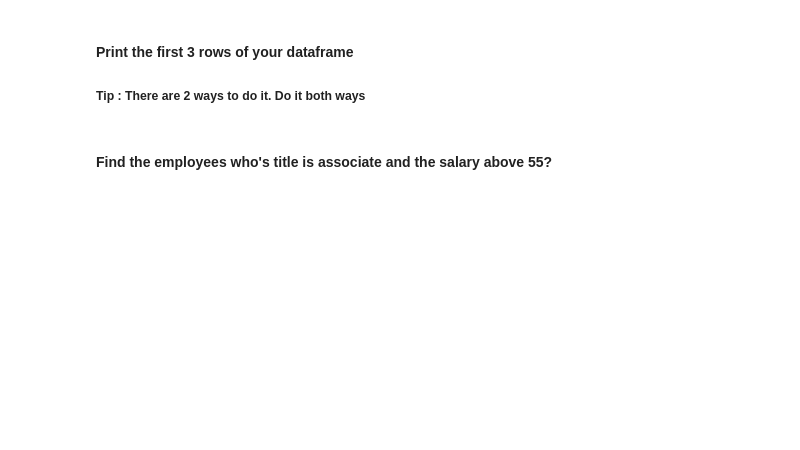
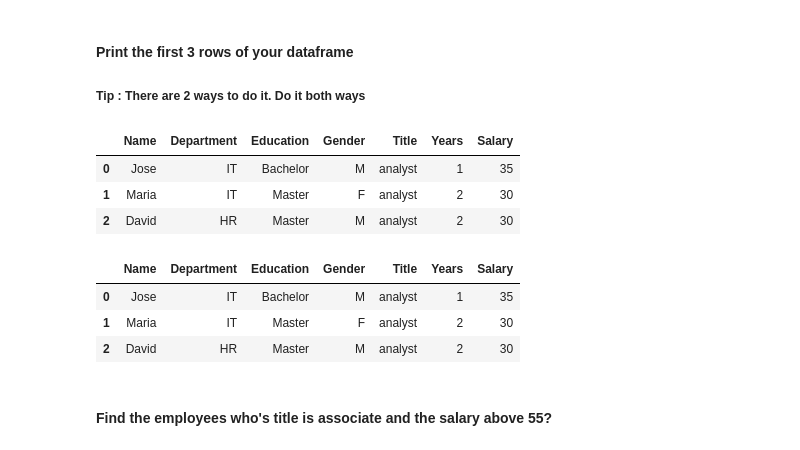
Before and after one commit to Ironhack-data-bcn-oct-2022/lab-descriptive-stats, a Jupyter notebook: your-code/main.ipynb, the cells around one changed output. Drawn from its saved outputs; the diff is of its cells as text; code cells hidden in the pictures; blank space fills up the shorter version.

```diff
--- a/your-code/main.ipynb
+++ b/your-code/main.ipynb
@@ -252,8 +257,21 @@ print()
 ##### Tip : There are 2 ways to do it. Do it both ways
 # %%
 # your answer here- 1 method
+employee.head(3)
+# %% [output]
+|  | Name | Department | Education | Gender | Title | Years | Salary |
+| 0 | Jose | IT | Bachelor | M | analyst | 1 | 35 |
+| 1 | Maria | IT | Master | F | analyst | 2 | 30 |
+| 2 | David | HR | Master | M | analyst | 2 | 30 |
 # %%
 # your answer here- 2nd method
+employee_head = employee.iloc[0:3]
+employee_head
+# %% [output]
+|  | Name | Department | Education | Gender | Title | Years | Salary |
+| 0 | Jose | IT | Bachelor | M | analyst | 1 | 35 |
+| 1 | Maria | IT | Master | F | analyst | 2 | 30 |
+| 2 | David | HR | Master | M | analyst | 2 | 30 |
 # %% [markdown]
 #### Find the employees who's title is associate and the salary above 55?
 # %%
```
Also changed, not shown: parts of 5 cells of this notebook.
